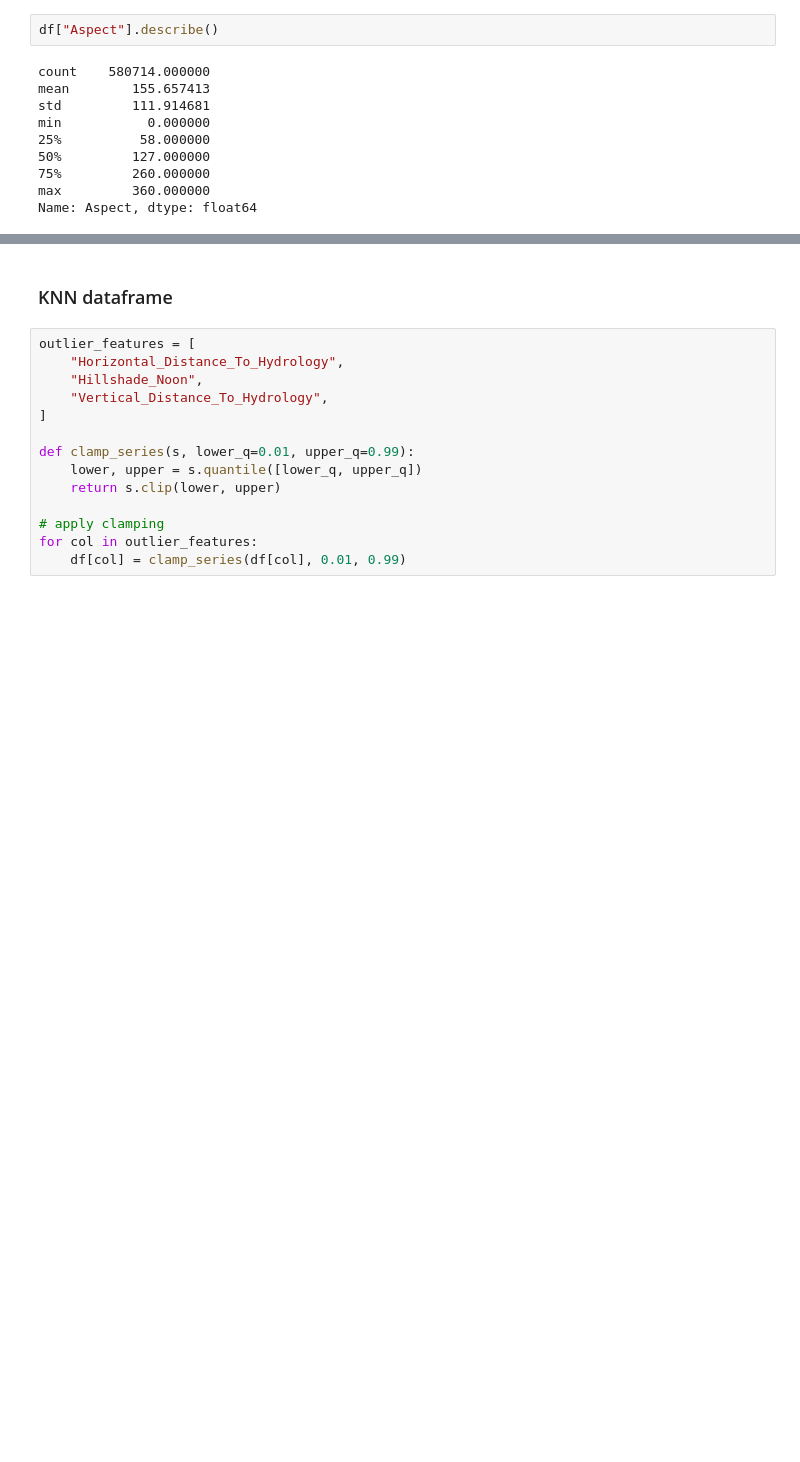
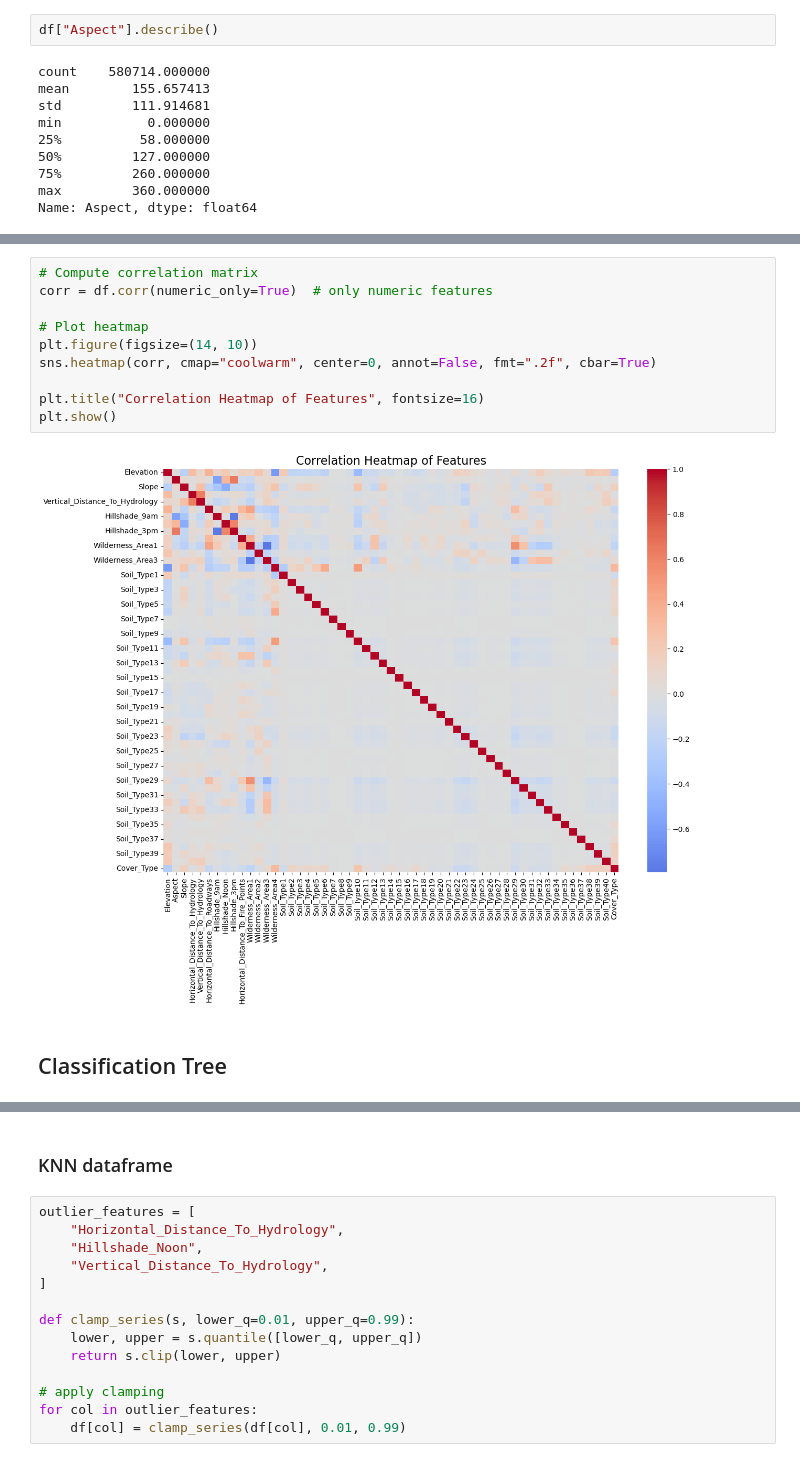
Before and after one commit to JamieSH03/ML-assing-2, a Jupyter notebook: Assignment2.ipynb, the cells around one changed output, grey strips where cells are left out. Saved outputs shown, nothing was run; the diff lists cells and outputs as text; blank space fills up the shorter version.

```diff
--- a/Assignment2.ipynb
+++ b/Assignment2.ipynb
@@ -141,0 +250,14 @@ Name: Aspect, dtype: float64
+# %%
+# Compute correlation matrix
+corr = df.corr(numeric_only=True)  # only numeric features
+
+# Plot heatmap
+plt.figure(figsize=(14, 10))
+sns.heatmap(corr, cmap="coolwarm", center=0, annot=False, fmt=".2f", cbar=True)
+
+plt.title("Correlation Heatmap of Features", fontsize=16)
+plt.show()
+# %% [output]
+[figure, added]
+# %% [markdown]
+## Classification Tree
```
Also changed, not shown: parts of 42 cells of this notebook.
